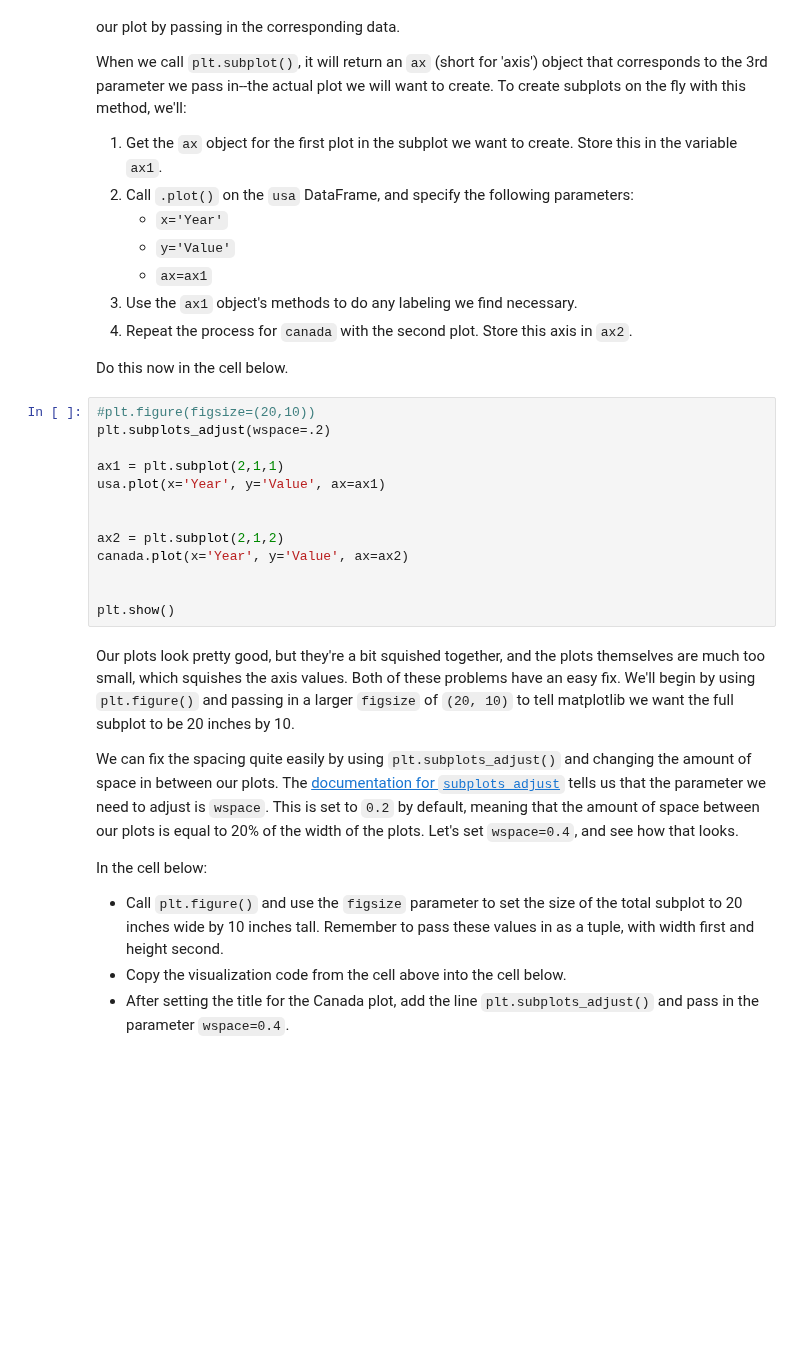
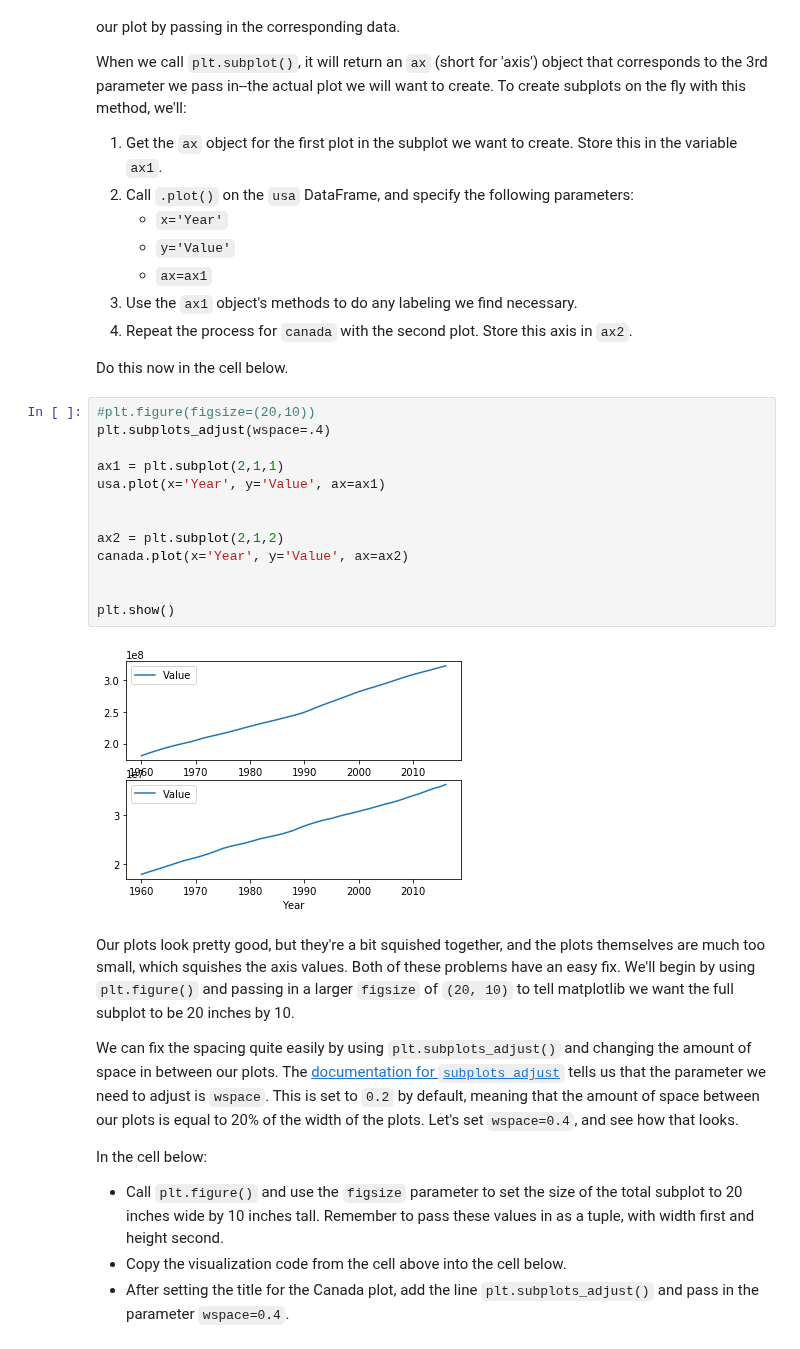
Before and after one commit to Pballer/dsc-subplots-and-enumeration-lab-dc-ds-071519, a Jupyter notebook: index.ipynb, the cells around one changed output. Cells and saved outputs as stored; diff of their text form; blank space fills up the shorter version.

```diff
--- a/index.ipynb
+++ b/index.ipynb
@@ -109,17 +109,19 @@ When we call `plt.subplot()`, it will return an `ax` (short for 'axis') object t
 Do this now in the cell below.
 # %%
 #plt.figure(figsize=(20,10))
-plt.subplots_adjust(wspace=.2)
+plt.subplots_adjust(wspace=.4)
 
 ax1 = plt.subplot(2,1,1)
 usa.plot(x='Year', y='Value', ax=ax1)
 
 
 ax2 = plt.subplot(2,1,2)
 canada.plot(x='Year', y='Value', ax=ax2)
 
 
 plt.show()
+# %% [output]
+[figure, added]
 # %% [markdown]
 Our plots look pretty good, but they're a bit squished together, and the plots themselves are much too small, which squishes the axis values.  Both of these problems have an easy fix. We'll begin by using `plt.figure()` and passing in a larger `figsize` of `(20, 10)` to tell matplotlib we want the full subplot to be 20 inches by 10.
 
```
